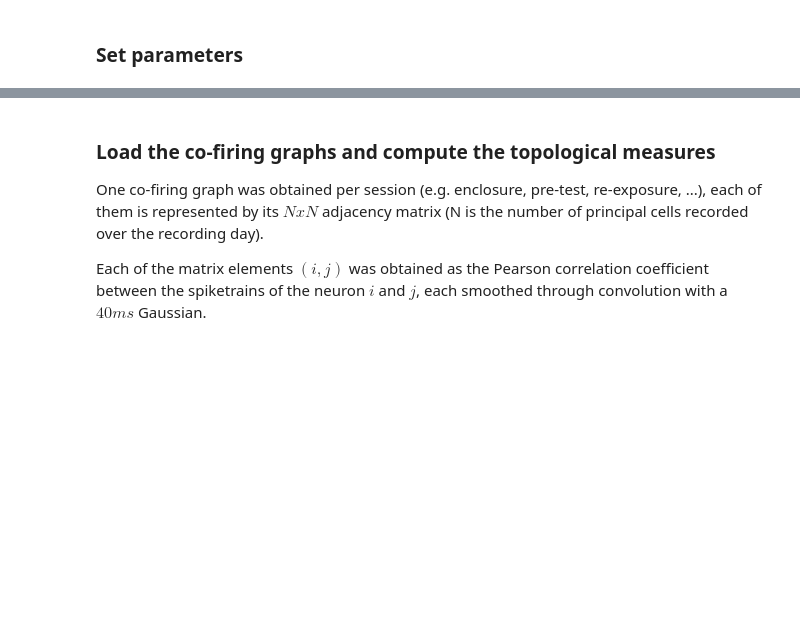
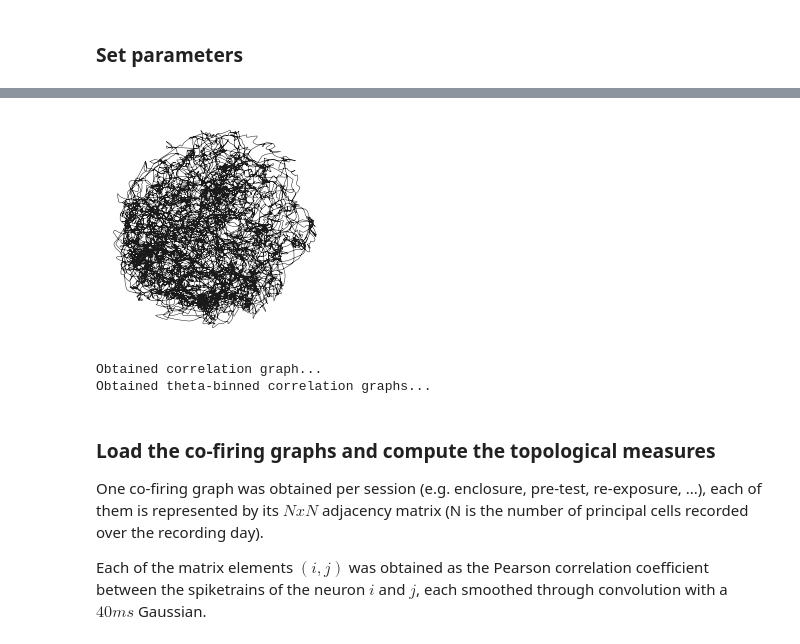
Before and after one commit to drsax93/cofiringTopology, a Jupyter notebook: cofiringTopology.ipynb, the cells around one changed output, grey strips where cells are left out. Saved outputs shown, nothing was run; the diff lists cells and outputs as text; code cells hidden in the pictures; blank space fills up the shorter version.

```diff
--- a/cofiringTopology.ipynb
+++ b/cofiringTopology.ipynb
@@ -107,0 +103,20 @@ The available experiments are ['spp', 'cpp', 'familiar-reward', 'novel-only']
+# %%
+# bin the spiketrains to obtain an activity matrix sampled @1250Hz -- LFP sampling rate
+dt = .8 # sampling bin size in ms
+dT = (dt*10e-3)/sampT # bin size from ms to samples
+std = 50 # gaussian std in samples - 40ms
+bins = np.arange(0,maxT,dT)
+actmat = uf.bin_spikes(np.asarray(spiketrains).T,bins)
+# smooth activity matrix with Gaussian kernel
+actmat_s = uf.matGaussianSmooth(actmat.T,std,4*std)[0].T
+
+# load mouse tracking data
+track = uf.loadTracking(sesfile)
+thrV = 2 * trackSamp * track2cm # speed thr -- 2 cm/s
+active = uf.getActiveTrack(track, thrV)
+# plot tracking when the animal is active
+plt.figure(figsize=(4,4))
+plt.plot(track['x'][active], track['y'][active], color='k', alpha=1, linewidth=0.5)
+plt.axis('off');
+# %% [output]
+[figure, added]
@@ -108,3 +135,15 @@ The available experiments are ['spp', 'cpp', 'familiar-reward', 'novel-only']
+# %%
+# Gcorr = uf.corrGraph(actmat_a) # active
+print('Obtained correlation graph...')
+#
+Gtheta = uf.corrGraph(actmat_the) # theta binned actmat
+print('Obtained theta-binned correlation graph...')
+#sss
+Gglm,Gpop = uf.GLMgraph_lin(actmat_the, symm=0)
+print('Obtained theta-binned GLM graph...')
+# %% [output]
+Obtained correlation graph...
+Obtained theta-binned correlation graphs...
 # %% [markdown]
 ### Load the co-firing graphs and compute the topological measures
 
```
Also changed, not shown: parts of 14 cells of this notebook, 5 other files.
